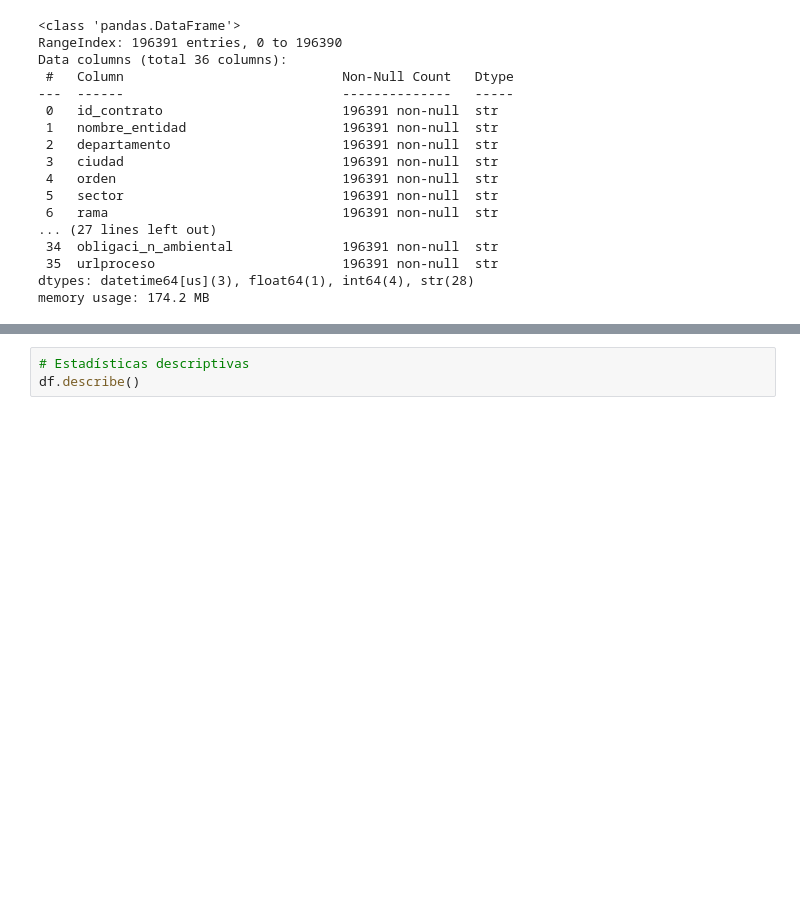
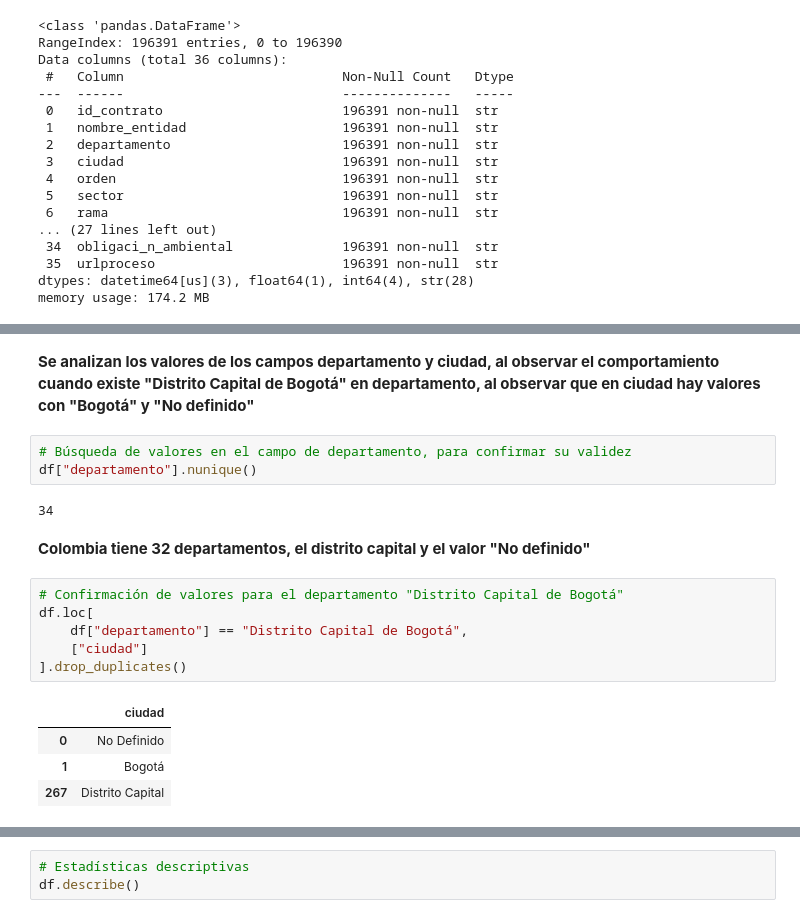
Before and after one commit to jdguzmans/ciencia-de-datos-aplicada-taller-1, a Jupyter notebook: notebook.ipynb, the cells around one changed output, grey strips where cells are left out. Cells and saved outputs as stored; diff of their text form; blank space fills up the shorter version.

```diff
--- a/notebook.ipynb
+++ b/notebook.ipynb
@@ -67,0 +106,20 @@ memory usage: 174.2 MB
+# %% [markdown]
+**Se analizan los valores de los campos departamento y ciudad, al observar el comportamiento cuando existe "Distrito Capital de Bogotá" en departamento, al observar que en ciudad hay valores con "Bogotá" y "No definido"**
+# %%
+# Búsqueda de valores en el campo de departamento, para confirmar su validez
+df["departamento"].nunique()
+# %% [output]
+34
+# %% [markdown]
+**Colombia tiene 32 departamentos, el distrito capital y el valor "No definido"**
+# %%
+# Confirmación de valores para el departamento "Distrito Capital de Bogotá"
+df.loc[
+    df["departamento"] == "Distrito Capital de Bogotá",
+    ["ciudad"]
+].drop_duplicates()
+# %% [output]
+|  | ciudad |
+| 0 | No Definido |
+| 1 | Bogotá |
+| 267 | Distrito Capital |
```
Also changed, not shown: parts of 13 cells of this notebook, 1 other file.
